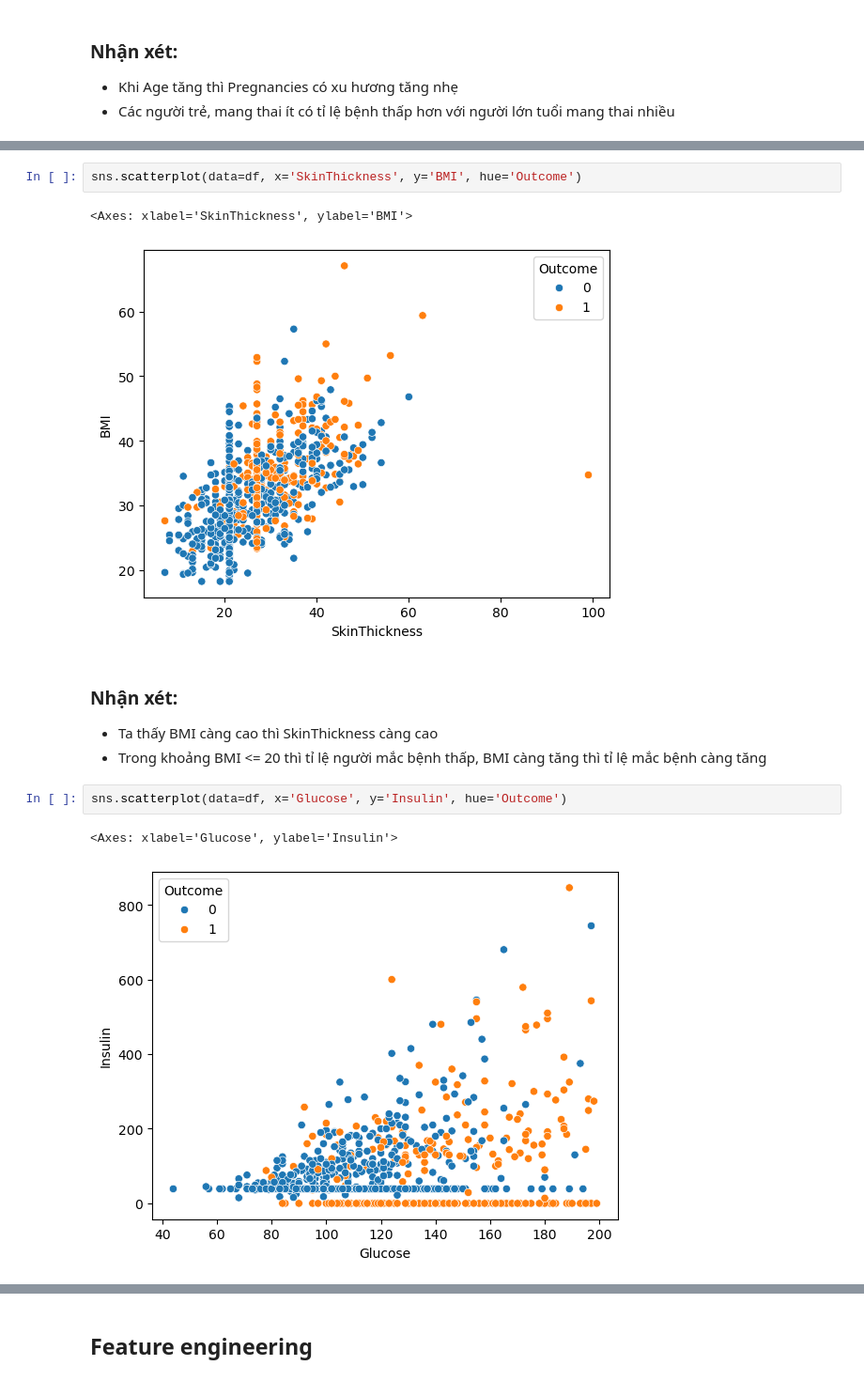
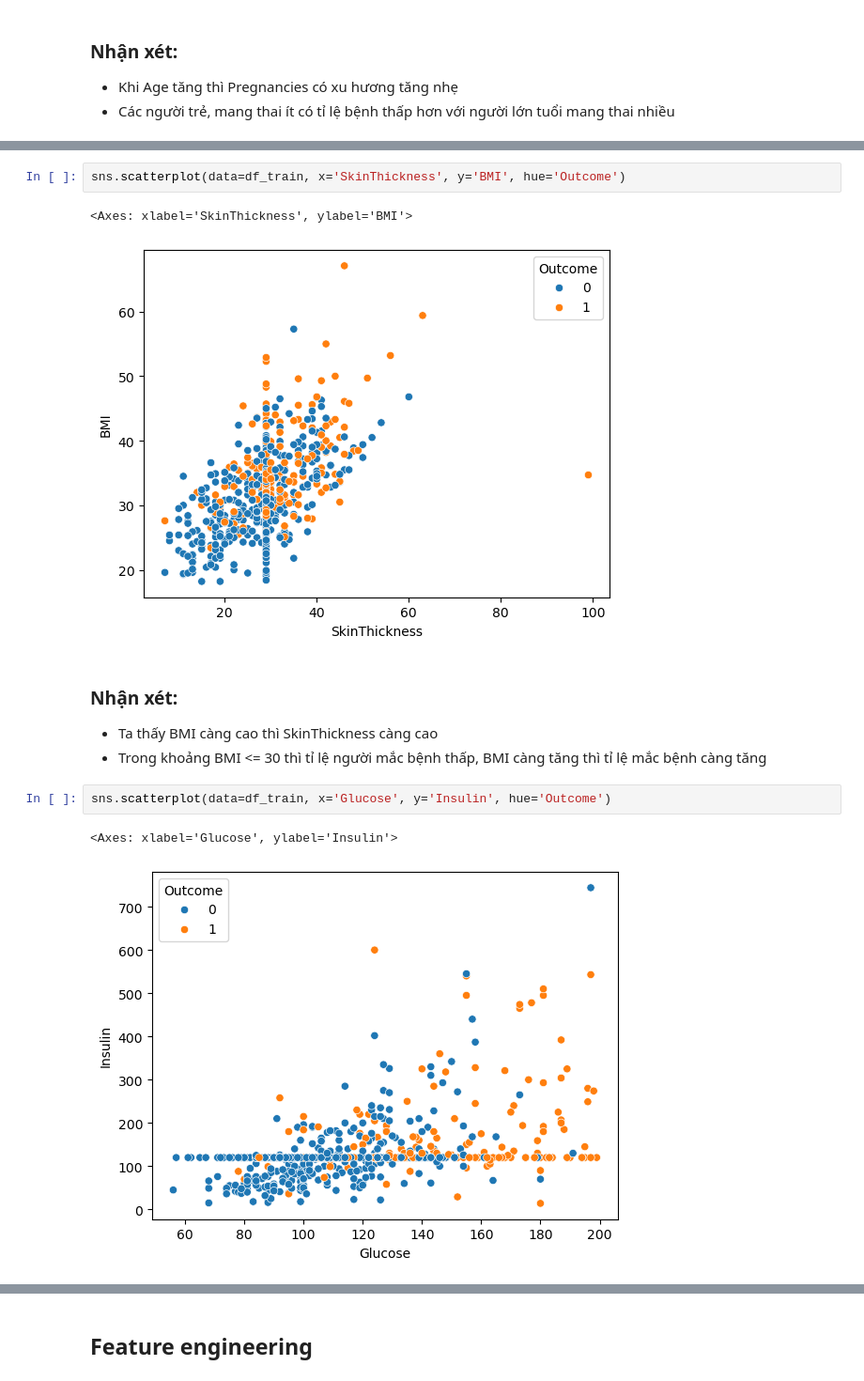
Before and after one commit to MinhNguyen-leo/SGU25_ML_GroupProject, a Jupyter notebook: Pima_indians_diabetes/Pima_indians_diabetes.ipynb, the cells around one changed output, grey strips where cells are left out. Shown at 94% size. Saved outputs shown, nothing was run; the diff lists cells and outputs as text.

```diff
--- a/Pima_indians_diabetes/Pima_indians_diabetes.ipynb
+++ b/Pima_indians_diabetes/Pima_indians_diabetes.ipynb
@@ -182,17 +203,17 @@ sns.scatterplot(data=df, x='SkinThickness', y='Insulin', hue='Outcome');
 # %%
-sns.scatterplot(data=df, x='SkinThickness', y='BMI', hue='Outcome')
+sns.scatterplot(data=df_train, x='SkinThickness', y='BMI', hue='Outcome')
 # %% [output]
 <Axes: xlabel='SkinThickness', ylabel='BMI'>
-[figure, old version]
+[figure, new version]
 # %% [markdown]
 ### Nhận xét:
 * Ta thấy BMI càng cao thì SkinThickness càng cao
-* Trong khoảng BMI <= 20 thì tỉ lệ người mắc bệnh thấp, BMI càng tăng thì tỉ lệ mắc bệnh càng tăng
+* Trong khoảng BMI <= 30 thì tỉ lệ người mắc bệnh thấp, BMI càng tăng thì tỉ lệ mắc bệnh càng tăng
 # %%
-sns.scatterplot(data=df, x='Glucose', y='Insulin', hue='Outcome')
+sns.scatterplot(data=df_train, x='Glucose', y='Insulin', hue='Outcome')
 # %% [output]
 <Axes: xlabel='Glucose', ylabel='Insulin'>
-[figure, old version]
+[figure, new version]
 # %% [markdown]
 ### Nhận xét:
 * Glucose càng cao thì Insulin càng cao, cao nhất là > 800
```
Also changed, not shown: parts of 19 cells of this notebook, 5 other files.
